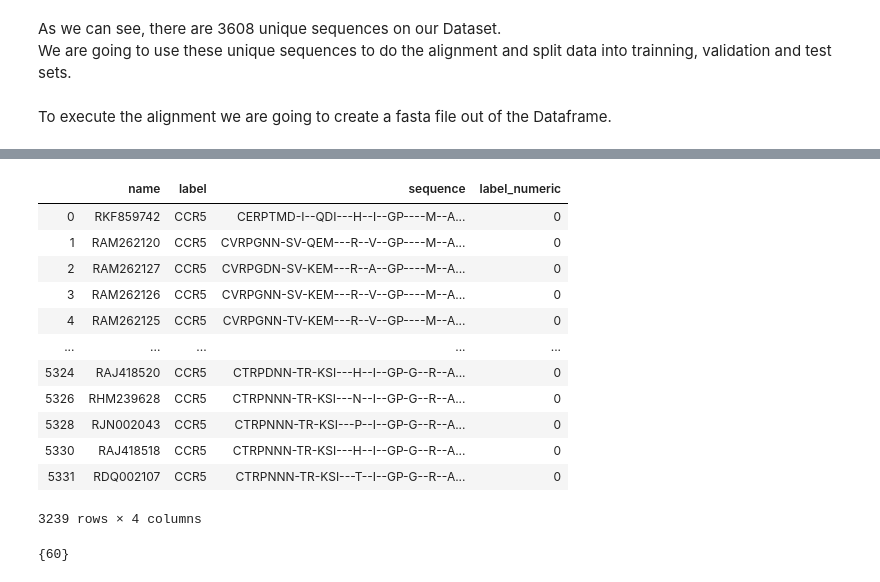
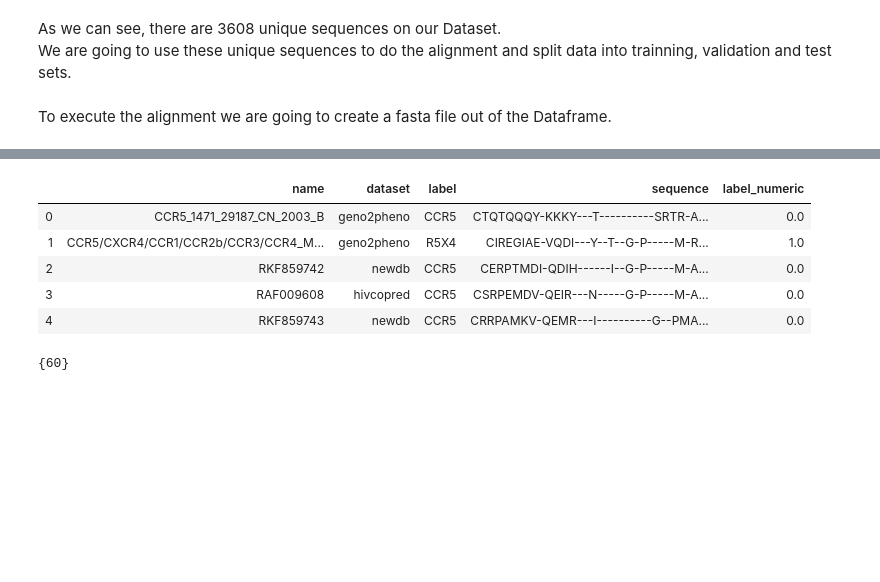
Before and after one commit to GabrielSGoncalves/DeepTropism, a Jupyter notebook: DeepTropism_study.ipynb, the cells around one changed output, grey strips where cells are left out. Saved outputs shown, nothing was run; the diff lists cells and outputs as text; code cells hidden in the pictures; blank space fills up the shorter version.

Commit message:
Add metrics to main notebook and full dataset with all sequences to repo

```diff
--- a/DeepTropism_study.ipynb
+++ b/DeepTropism_study.ipynb
@@ -261,7 +329,7 @@ To execute the alignment we are going to create a fasta file out of the Datafram
 # Create fasta file from the df_unique_seqs
 with open('dataset_unique_seqs.fasta', 'w') as f:
     for index, row in df_unique_seqs.iterrows():
-        f.write(f'>{row.seq_name}_{row.dataset}_{row.label}\n')
+        f.write(f'>{row.seq_name}|{row.dataset}|{row.label}\n')
         f.write(f'{row.sequence}\n')
 # %%
 # Align sequences using Muscle
@@ -269,5 +347,5 @@ os.system('/home/gabriel/Documents/Bioinformatics/muscle3.8.31_i86linux64 -in da
 # %%
-df = pd.read_csv('datasets/newdb_and_hivcopred_aligned.tsv', sep='\t', names=['name', 'label','sequence'])
+df = pd.read_csv('/home/gabriel/Documents/Repos/DeepTropism/dataset_unique_seqs_aligned_gapopen_15_old.tsv', sep='\t', names=['name', 'dataset', 'label','sequence'])
 # %%
 df.info()
 # %% [output]
@@ -325,3 +435,8 @@ df['label_numeric'] = df.apply(tropism_label, axis=1)
+# %%
+df = df[df.label != 'validation']
+# %%
+## Remove validation rows
+df = df[df.label != 'validation']
 # %%
 df.label.value_counts()
 # %% [output]
@@ -342,19 +457,12 @@ df.shape
 # %%
-df
+df.head()
 # %% [output]
-|  | name | label | sequence | label_numeric |
-| 0 | RKF859742 | CCR5 | CERPTMD-I--QDI---H--I--GP----M--A... | 0 |
-| 1 | RAM262120 | CCR5 | CVRPGNN-SV-QEM---R--V--GP----M--A... | 0 |
-| 2 | RAM262127 | CCR5 | CVRPGDN-SV-KEM---R--A--GP----M--A... | 0 |
-| 3 | RAM262126 | CCR5 | CVRPGNN-SV-KEM---R--V--GP----M--A... | 0 |
-| 4 | RAM262125 | CCR5 | CVRPGNN-TV-KEM---R--V--GP----M--A... | 0 |
-| ... | ... | ... | ... | ... |
-| 5324 | RAJ418520 | CCR5 | CTRPDNN-TR-KSI---H--I--GP-G--R--A... | 0 |
-| 5326 | RHM239628 | CCR5 | CTRPNNN-TR-KSI---N--I--GP-G--R--A... | 0 |
-| 5328 | RJN002043 | CCR5 | CTRPNNN-TR-KSI---P--I--GP-G--R--A... | 0 |
-| 5330 | RAJ418518 | CCR5 | CTRPNNN-TR-KSI---H--I--GP-G--R--A... | 0 |
-| 5331 | RDQ002107 | CCR5 | CTRPNNN-TR-KSI---T--I--GP-G--R--A... | 0 |
+|  | name | dataset | label | sequence | label_numeric |
+| 0 | CCR5_1471_29187_CN_2003_B | geno2pheno | CCR5 | CTQTQQQY-KKKY---T----------SRTR-A... | 0.0 |
+| 1 | CCR5/CXCR4/CCR1/CCR2b/CCR3/CCR4_M... | geno2pheno | R5X4 | CIREGIAE-VQDI---Y--T--G-P-----M-R... | 1.0 |
+| 2 | RKF859742 | newdb | CCR5 | CERPTMDI-QDIH------I--G-P-----M-A... | 0.0 |
+| 3 | RAF009608 | hivcopred | CCR5 | CSRPEMDV-QEIR---N-----G-P-----M-A... | 0.0 |
+| 4 | RKF859743 | newdb | CCR5 | CRRPAMKV-QEMR---I----------G--PMA... | 0.0 |
-3239 rows × 4 columns
 # %%
 # Check of len of sequence is the same for all rows
 set(df['sequence'].apply(len))
```
Also changed, not shown: parts of 59 cells of this notebook, 10 other files.
